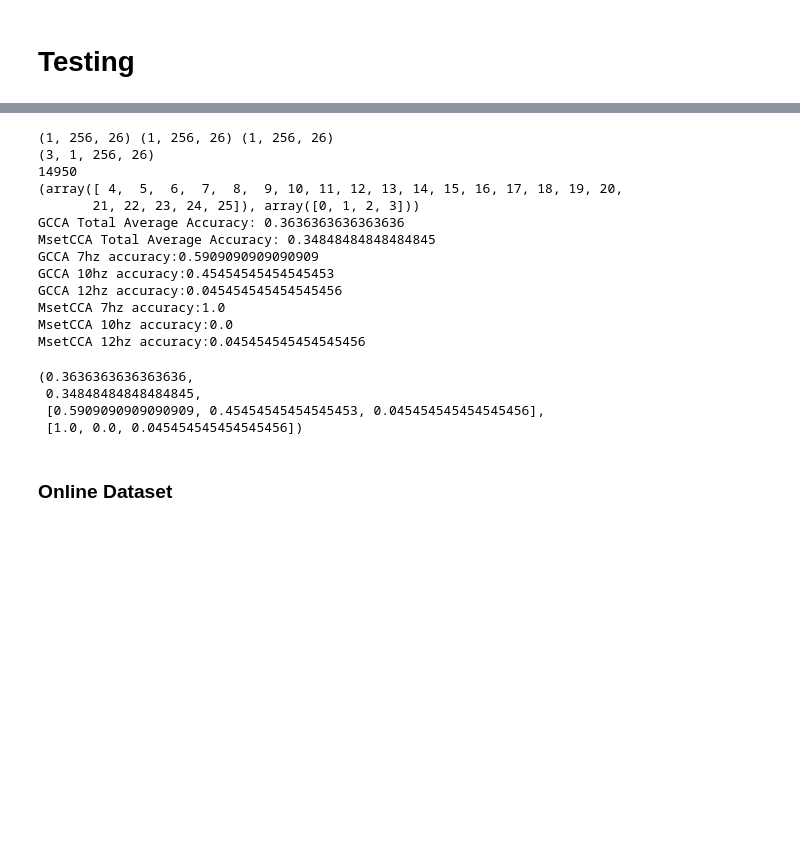
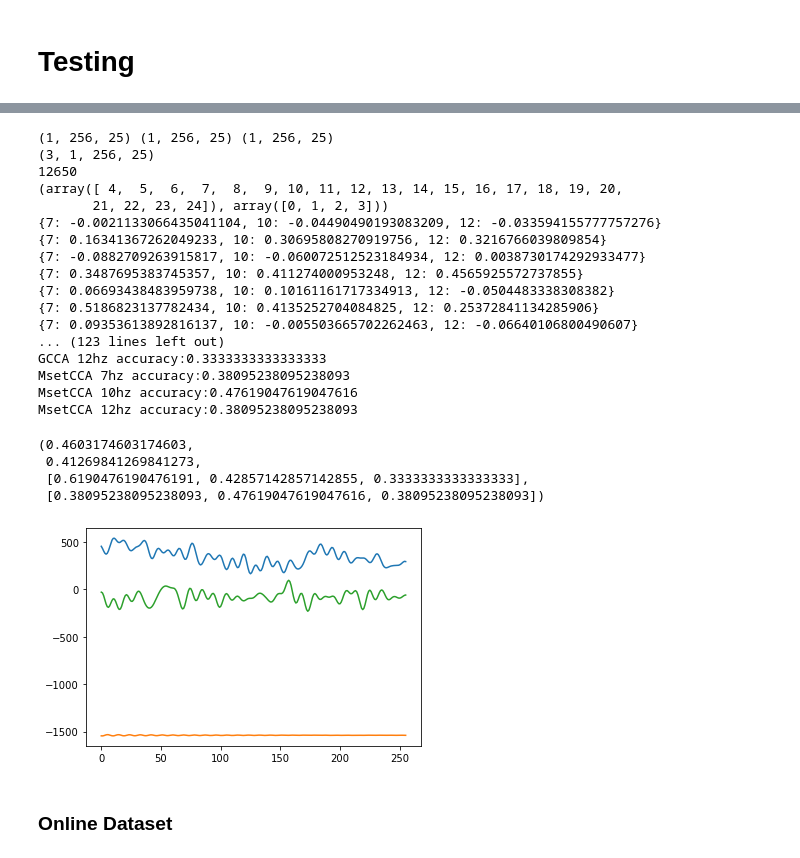
Before and after one commit to yagami009/ding, a Jupyter notebook: Testing.ipynb, the cells around one changed output, grey strips where cells are left out. Saved outputs shown, nothing was run; the diff lists cells and outputs as text; code cells hidden in the pictures; blank space fills up the shorter version.

Commit message:
API to test decoding on board

```diff
--- a/Testing.ipynb
+++ b/Testing.ipynb
@@ -1069,59 +1072,64 @@ if ds > 1:
 else:
     downsample=False
 freqs = [7,10,12]
 fs_synth = 256
 fs = int(fs_synth/ds)
 over_n_seconds = 1
 number_of_samples = fs*over_n_seconds
 number_of_train = 4
 removeDC = True
-applyFilter = False
+applyFilter = True
 synth_power = 0
 synth_noise = 0
 
-data_file_7 = load_array_data(r"C:\Users\RISHI\Desktop\FYP\EEG-decoding\eeg_lib\log\decreased_noise_location\7_1.txt")
-# data_file_7 = data_file_7[:1024] + data_file_7[2048:]#data_file_7[3072:]
-data_file_7 = data_file_7[1024:]
+data_file_7 = load_array_data(r"C:\Users\RISHI\Desktop\FYP\EEG-decoding\eeg_lib\log\decreased_noise_location\7_2.txt")
+data_file_7 = data_file_7[:1024] + data_file_7[2048:]#data_file_7[3072:]
+# data_file_7 = data_file_7[1024:]
 values_7 = prepare_data(data_file_7, 7, fs, fs_synth, number_of_samples, number_of_train, remove_DC=removeDC, apply_filter=applyFilter, downsample=downsample, ds_avg=ds, synth_power=synth_power, noise_power=synth_noise)
 
-data_file_10 = load_array_data(r"C:\Users\RISHI\Desktop\FYP\EEG-decoding\eeg_lib\log\decreased_noise_location\10_1.txt")
-# data_file_10 = data_file_10[:1024] + data_file_10[2048:]#data_file_10[3072:].
-data_file_10 = data_file_10[1024:]
+data_file_10 = load_array_data(r"C:\Users\RISHI\Desktop\FYP\EEG-decoding\eeg_lib\log\decreased_noise_location\10_2.txt")
+data_file_10 = data_file_10[:1024] + data_file_10[2048:]#data_file_10[3072:].
+# data_file_10 = data_file_10[1024:]
 values_10 = prepare_data(data_file_10, 10, fs, fs_synth, number_of_samples, number_of_train, remove_DC=removeDC, apply_filter=applyFilter, downsample=downsample,ds_avg=ds, synth_power=synth_power, noise_power=synth_noise)
 
-data_file_12 = load_array_data(r"C:\Users\RISHI\Desktop\FYP\EEG-decoding\eeg_lib\log\decreased_noise_location\12_1.txt")
-# data_file_12 = data_file_12[:1024] + data_file_12[2048:]#data_file_12[3072:]
-data_file_12 = data_file_12[1024:]
+data_file_12 = load_array_data(r"C:\Users\RISHI\Desktop\FYP\EEG-decoding\eeg_lib\log\decreased_noise_location\12_2.txt")
+data_file_12 = data_file_12[:1024] + data_file_12[2048:]#data_file_12[3072:]
+# data_file_12 = data_file_12[1024:]
 values_12 = prepare_data(data_file_12, 12, fs, fs_synth, number_of_samples, number_of_train, remove_DC=removeDC, apply_filter=applyFilter, downsample=downsample,ds_avg=ds, synth_power=synth_power, noise_power=synth_noise)
 
 print(values_12.shape, values_10.shape, values_7.shape)
 
 data_packed = np.array([values_7, values_10, values_12])
 
 print(data_packed.shape)
 
 train_test_idxs = generate_train_test_idxs(data_packed, number_of_train)
 print(len(train_test_idxs))
 print((train_test_idxs[0]))
 test_gcca_mset(data_packed, train_test_idxs, freqs, fs, number_of_samples, number_runs=1)
 # %% [output]
-(1, 256, 26) (1, 256, 26) (1, 256, 26)
-(3, 1, 256, 26)
-14950
+(1, 256, 25) (1, 256, 25) (1, 256, 25)
+(3, 1, 256, 25)
+12650
 (array([ 4,  5,  6,  7,  8,  9, 10, 11, 12, 13, 14, 15, 16, 17, 18, 19, 20,
-       21, 22, 23, 24, 25]), array([0, 1, 2, 3]))
-GCCA Total Average Accuracy: 0.3636363636363636
-MsetCCA Total Average Accuracy: 0.34848484848484845
-GCCA 7hz accuracy:0.5909090909090909
-GCCA 10hz accuracy:0.45454545454545453
-GCCA 12hz accuracy:0.045454545454545456
-MsetCCA 7hz accuracy:1.0
-MsetCCA 10hz accuracy:0.0
-MsetCCA 12hz accuracy:0.045454545454545456
+       21, 22, 23, 24]), array([0, 1, 2, 3]))
+{7: -0.0021133066435041104, 10: -0.04490490193083209, 12: -0.033594155777757276}
+{7: 0.16341367262049233, 10: 0.30695808270919756, 12: 0.3216766039809854}
+{7: -0.0882709263915817, 10: -0.060072512523184934, 12: 0.0038730174292933477}
+{7: 0.3487695383745357, 10: 0.411274000953248, 12: 0.4565925572737855}
+{7: 0.06693438483959738, 10: 0.10161161717334913, 12: -0.0504483338308382}
+{7: 0.5186823137782434, 10: 0.4135252704084825, 12: 0.25372841134285906}
+{7: 0.09353613892816137, 10: -0.005503665702262463, 12: -0.06640106800490607}
+... (123 lines left out)
+GCCA 12hz accuracy:0.3333333333333333
+MsetCCA 7hz accuracy:0.38095238095238093
+MsetCCA 10hz accuracy:0.47619047619047616
+MsetCCA 12hz accuracy:0.38095238095238093
-(0.3636363636363636,
- 0.34848484848484845,
- [0.5909090909090909, 0.45454545454545453, 0.045454545454545456],
- [1.0, 0.0, 0.045454545454545456])
+(0.4603174603174603,
+ 0.41269841269841273,
+ [0.6190476190476191, 0.42857142857142855, 0.3333333333333333],
+ [0.38095238095238093, 0.47619047619047616, 0.38095238095238093])
+[figure, added]
 # %%
 ds = 1 #downsample averaging size
 if ds > 1:
```
Also changed, not shown: parts of 4 cells of this notebook, 10 other files.
